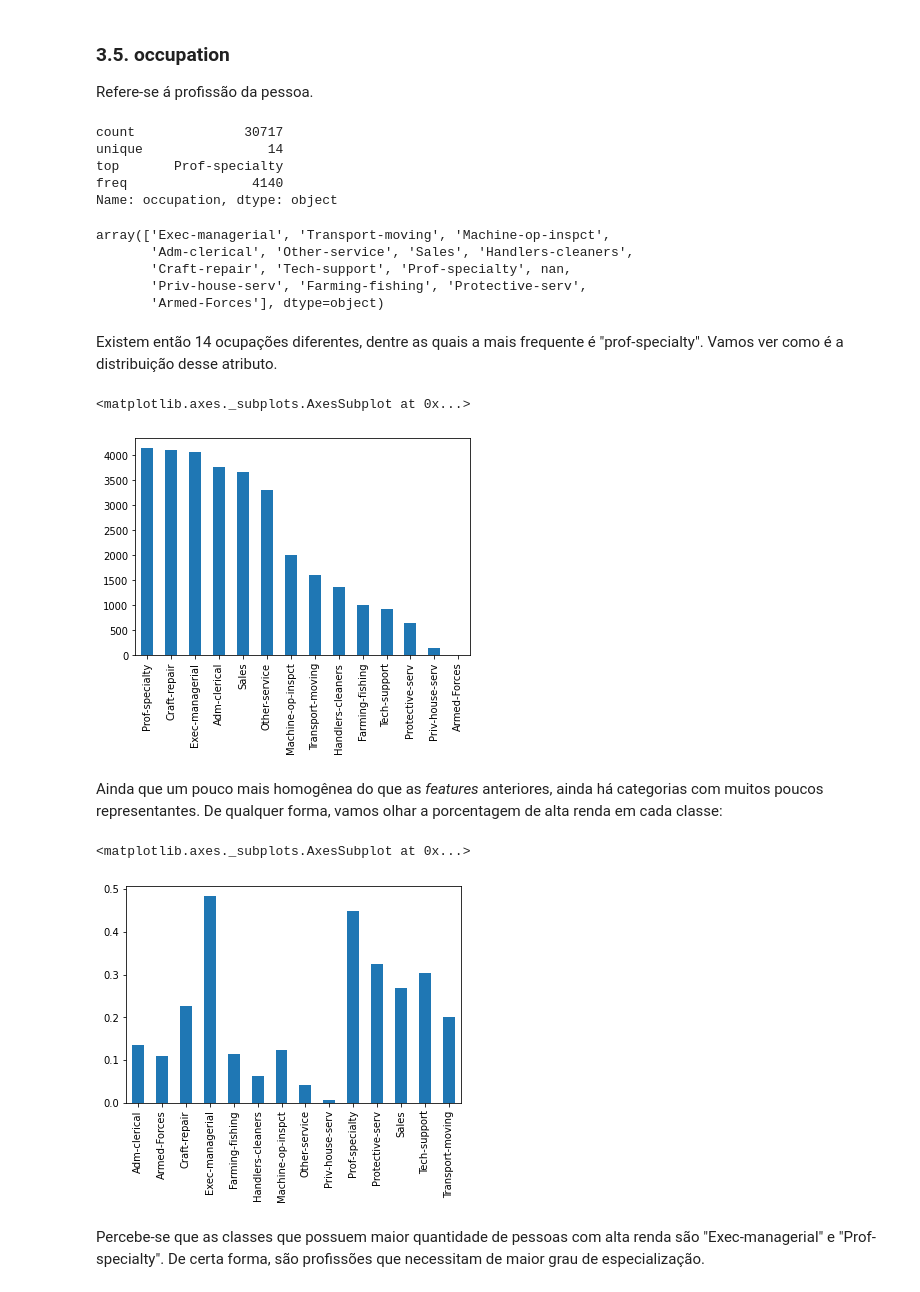
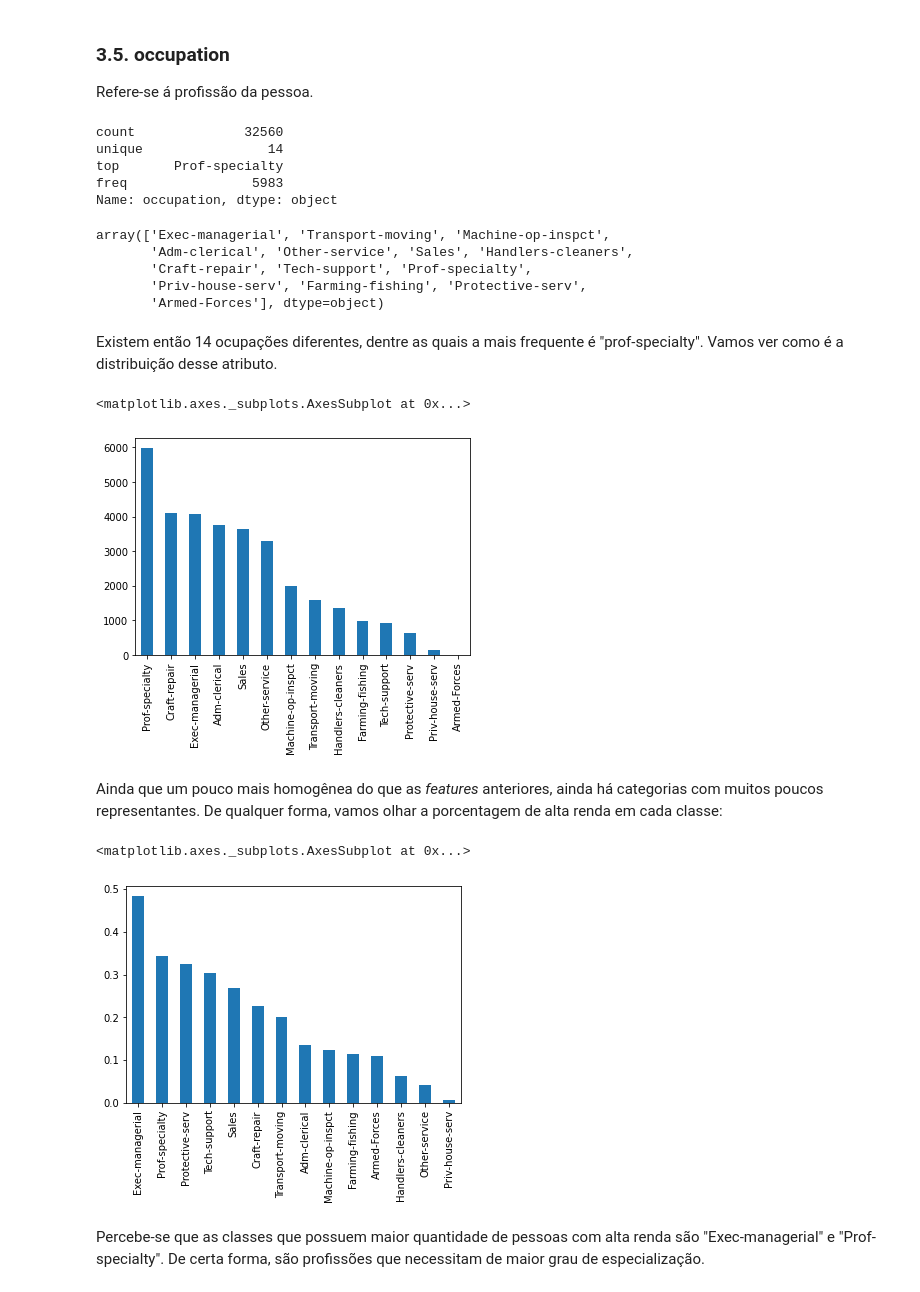
Before and after one commit to FelipeKenzo/pmr-3508, a Jupyter notebook: knn-adult.ipynb, the cells around one changed output. Drawn from its saved outputs; the diff is of its cells as text; code cells hidden in the pictures.

```diff
--- a/knn-adult.ipynb
+++ b/knn-adult.ipynb
@@ -78,9 +78,3 @@ dtypes: int64(6), object(9)
 memory usage: 3.7+ MB
 # %% [markdown]
 Opa, temos dados faltantes! Por simplicidade, irei utilizar a moda para imputar esses valores.
-# %%
-from sklearn.impute import SimpleImputer
-
-imputer = SimpleImputer(missing_values=np.nan, strategy='most_frequent')
-imputer.fit_transform(training)
-training.info()
@@ -107,0 +81,11 @@ memory usage: 3.7+ MB
+# %%
+workclassMode = training['workclass'].mode()[0]
+occupationMode = training['occupation'].mode()[0]
+nativeCountryMode = training['native-country'].mode()[0]
+
+
+training['workclass'] = training['workclass'].fillna(workclassMode)
+training['occupation'] = training['occupation'].fillna(occupationMode)
+training['native-country'] = training['native-country'].fillna(nativeCountryMode)
+
+training.info()
@@ -224,17 +229,17 @@ Refere-se á profissão da pessoa.
 # %%
 training['occupation'].describe()
 # %% [output]
-count              30717
+count              32560
 unique                14
 top       Prof-specialty
-freq                4140
+freq                5983
 Name: occupation, dtype: object
 # %%
 training['occupation'].unique()
 # %% [output]
 array(['Exec-managerial', 'Transport-moving', 'Machine-op-inspct',
        'Adm-clerical', 'Other-service', 'Sales', 'Handlers-cleaners',
-       'Craft-repair', 'Tech-support', 'Prof-specialty', nan,
+       'Craft-repair', 'Tech-support', 'Prof-specialty',
        'Priv-house-serv', 'Farming-fishing', 'Protective-serv',
        'Armed-Forces'], dtype=object)
 # %% [markdown]
@@ -243,13 +248,13 @@ Existem então 14 ocupações diferentes, dentre as quais a mais frequente é "p
 training['occupation'].value_counts().plot(kind="bar")
 # %% [output]
 <matplotlib.axes._subplots.AxesSubplot at 0x...>
-[figure, old version]
+[figure, new version]
 # %% [markdown]
 Ainda que um pouco mais homogênea do que as *features* anteriores, ainda há categorias com muitos poucos representantes. De qualquer forma, vamos olhar a porcentagem de alta renda em cada classe:
 # %%
-(training.loc[training['income']=='>50K']['occupation'].value_counts()/training['occupation'].value_counts()).plot(kind='bar')
+(training.loc[training['income']=='>50K']['occupation'].value_counts()/training['occupation'].value_counts()).sort_values(ascending=False).plot(kind='bar')
 # %% [output]
 <matplotlib.axes._subplots.AxesSubplot at 0x...>
-[figure, old version]
+[figure, new version]
 # %% [markdown]
 Percebe-se que as classes que possuem maior quantidade de pessoas com alta renda são "Exec-managerial" e "Prof-specialty". De certa forma, são profissões que necessitam de maior grau de especialização.
```
Also changed, not shown: parts of 45 cells of this notebook.
